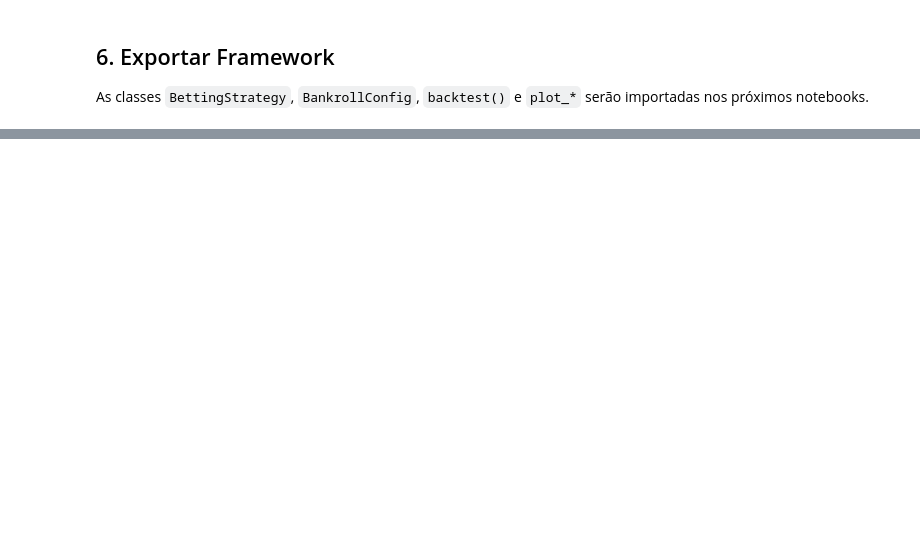
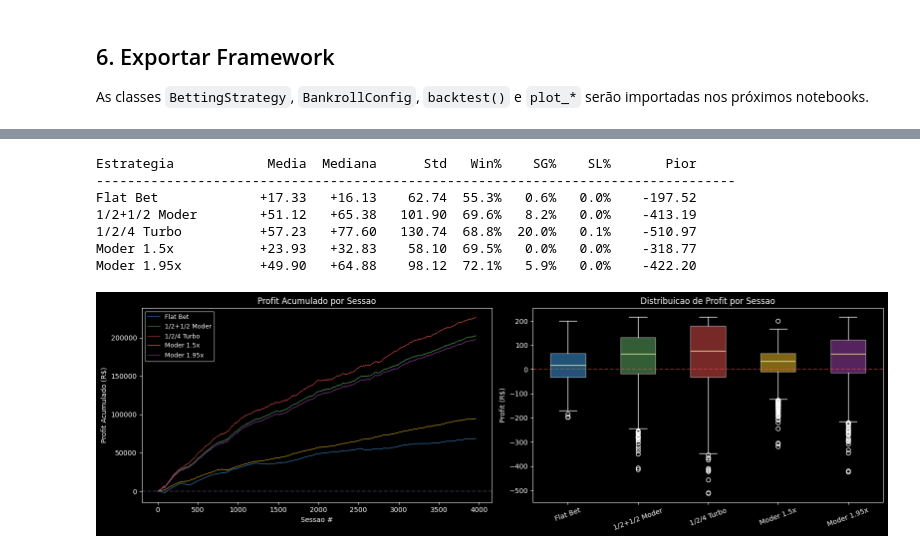
Before and after one commit to josediogodutrafh/CrashBot-System-V1, a Jupyter notebook: notebooks/12_backtester.ipynb, the cells around one changed output, grey strips where cells are left out. Saved outputs shown, nothing was run; the diff lists cells and outputs as text; code cells hidden in the pictures; blank space fills up the shorter version.

```diff
--- a/notebooks/12_backtester.ipynb
+++ b/notebooks/12_backtester.ipynb
@@ -517,0 +817,64 @@ print(f"Ou copie as classes BettingStrategy, BankrollConfig, backtest(), plot_*"
+# %%
+# Comparar estrategias por sessao
+strategies_to_test = [
+    ('Flat Bet', FlatBetStrategy, {'trigger': 6, 'target': 2.0}),
+    ('1/2+1/2 Moder', MartingaleStrategy, {'trigger': 6, 'target': 2.0, 'pattern': [1, 2, 1, 2]}),
+    ('1/2/4 Turbo', MartingaleStrategy, {'trigger': 6, 'target': 2.0, 'pattern': [1, 2, 4]}),
+    ('Moder 1.5x', MartingaleStrategy, {'trigger': 6, 'target': 1.5, 'pattern': [1, 2, 1, 2]}),
+    ('Moder 1.95x', MartingaleStrategy, {'trigger': 6, 'target': 1.95, 'pattern': [1, 2, 1, 2]}),
+]
+
+print(f"{'Estrategia':<18} {'Media':>8} {'Mediana':>8} {'Std':>8} "
+      f"{'Win%':>6} {'SG%':>6} {'SL%':>6} {'Pior':>10}")
+print("-" * 82)
+
+session_data = {}
+for name, cls, kwargs in strategies_to_test:
+    sr = run_session_analysis(cls, kwargs, session_config, session_size=SESSION_SIZE)
+    p = sr['profits']
+    session_data[name] = sr
+    win_pct = (p > 0).mean() * 100
+    sg_pct = sr['hit_sg'] / sr['n_sessions'] * 100
+    sl_pct = sr['hit_sl'] / sr['n_sessions'] * 100
+    print(f"{name:<18} {p.mean():>+8.2f} {np.median(p):>+8.2f} {p.std():>8.2f} "
+          f"{win_pct:>5.1f}% {sg_pct:>5.1f}% {sl_pct:>5.1f}% {p.min():>+10.2f}")
+
+# Graficos
+fig, axes = plt.subplots(1, 2, figsize=(16, 5))
+
+colors_list = [COLORS['blue'], COLORS['green'], COLORS['red'],
+               COLORS['yellow'], COLORS['purple']]
+
+for i, (name, _, _) in enumerate(strategies_to_test):
+    cumul = np.cumsum(session_data[name]['profits'])
+    axes[0].plot(cumul, color=colors_list[i], linewidth=0.8, alpha=0.8, label=name)
+
+axes[0].axhline(y=0, color=COLORS['dim'], linestyle='--', alpha=0.5)
+axes[0].set_title('Profit Acumulado por Sessao')
+axes[0].set_xlabel('Sessao #')
+axes[0].set_ylabel('Profit Acumulado (R$)')
+axes[0].legend(fontsize=9)
+
+# Box plot
+all_profits = [session_data[name]['profits'] for name, _, _ in strategies_to_test]
+names = [name for name, _, _ in strategies_to_test]
+bp = axes[1].boxplot(all_profits, labels=names, patch_artist=True)
+for patch, color in zip(bp['boxes'], colors_list):
+    patch.set_facecolor(color)
+    patch.set_alpha(0.5)
+axes[1].axhline(y=0, color=COLORS['red'], linestyle='--', alpha=0.5)
+axes[1].set_title('Distribuicao de Profit por Sessao')
+axes[1].set_ylabel('Profit (R$)')
+axes[1].tick_params(axis='x', rotation=20)
+
+plt.tight_layout()
+plt.show()
+# %% [output]
+Estrategia            Media  Mediana      Std   Win%    SG%    SL%       Pior
+----------------------------------------------------------------------------------
+Flat Bet             +17.33   +16.13    62.74  55.3%   0.6%   0.0%    -197.52
+1/2+1/2 Moder        +51.12   +65.38   101.90  69.6%   8.2%   0.0%    -413.19
+1/2/4 Turbo          +57.23   +77.60   130.74  68.8%  20.0%   0.1%    -510.97
+Moder 1.5x           +23.93   +32.83    58.10  69.5%   0.0%   0.0%    -318.77
+Moder 1.95x          +49.90   +64.88    98.12  72.1%   5.9%   0.0%    -422.20
+[figure, added]
```
Also changed, not shown: parts of 12 cells of this notebook, 16 other files.
